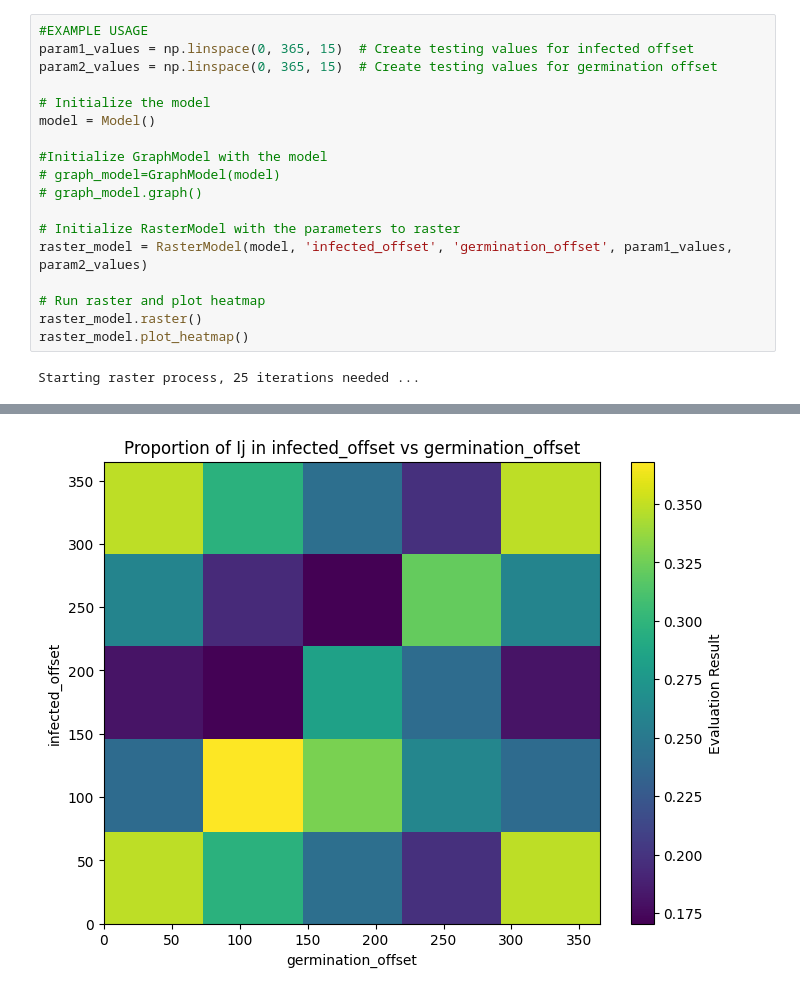
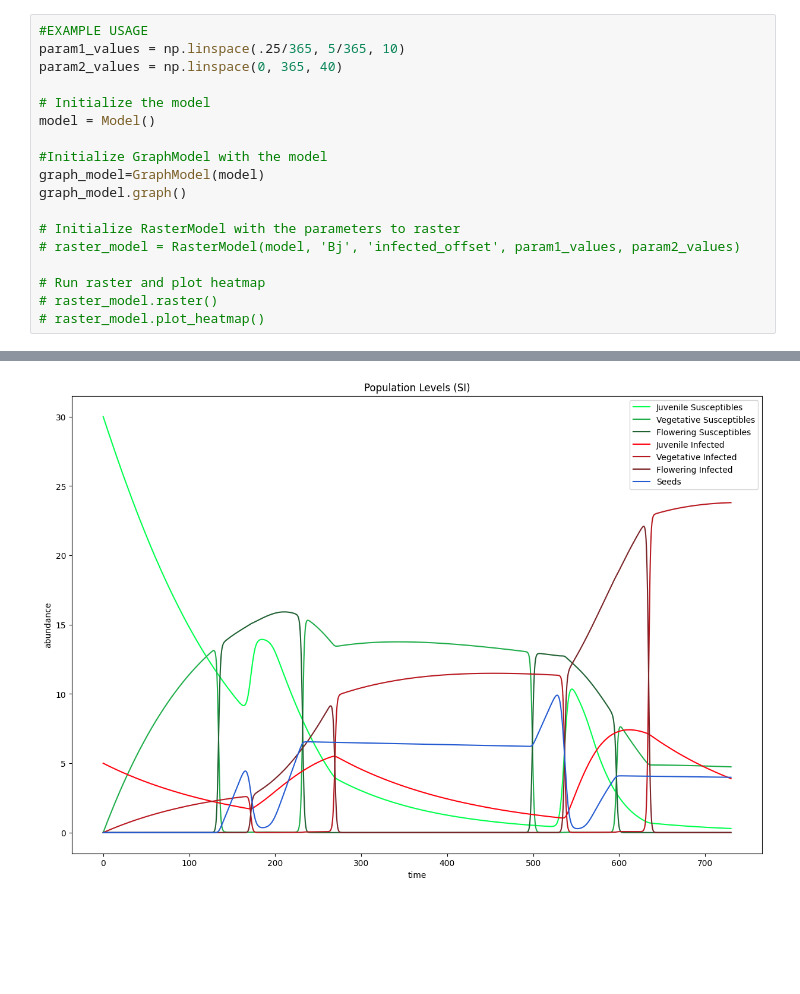
Before and after one commit to bds062/Host-Pathogen-Evolutionary-Dynamics-Model, a Jupyter notebook: Final_Model.ipynb, the cells around one changed output, grey strips where cells are left out. Saved outputs shown, nothing was run; the diff lists cells and outputs as text; blank space fills up the shorter version.

```diff
--- a/Final_Model.ipynb
+++ b/Final_Model.ipynb
@@ -313,21 +325,20 @@ class RasterModel:
         plt.show()
 # %%
 #EXAMPLE USAGE
-param1_values = np.linspace(0, 365, 15)  # Create testing values for infected offset
-param2_values = np.linspace(0, 365, 15)  # Create testing values for germination offset
+param1_values = np.linspace(.25/365, 5/365, 10)
+param2_values = np.linspace(0, 365, 40)
 
 # Initialize the model
 model = Model()
 
 #Initialize GraphModel with the model
-# graph_model=GraphModel(model)
-# graph_model.graph()
+graph_model=GraphModel(model)
+graph_model.graph()
 
 # Initialize RasterModel with the parameters to raster
-raster_model = RasterModel(model, 'infected_offset', 'germination_offset', param1_values, param2_values)
+# raster_model = RasterModel(model, 'Bj', 'infected_offset', param1_values, param2_values)
 
 # Run raster and plot heatmap
-raster_model.raster()
-raster_model.plot_heatmap()
+# raster_model.raster()
+# raster_model.plot_heatmap()
 # %% [output]
-Starting raster process, 25 iterations needed ...
@@ -351 +345 @@ Raster process complete. Max value is 0.368095778716761 at infected_offset = 91.
-[figure, old version]
+[figure, new version]
```
Also changed, not shown: parts of 4 cells of this notebook.
